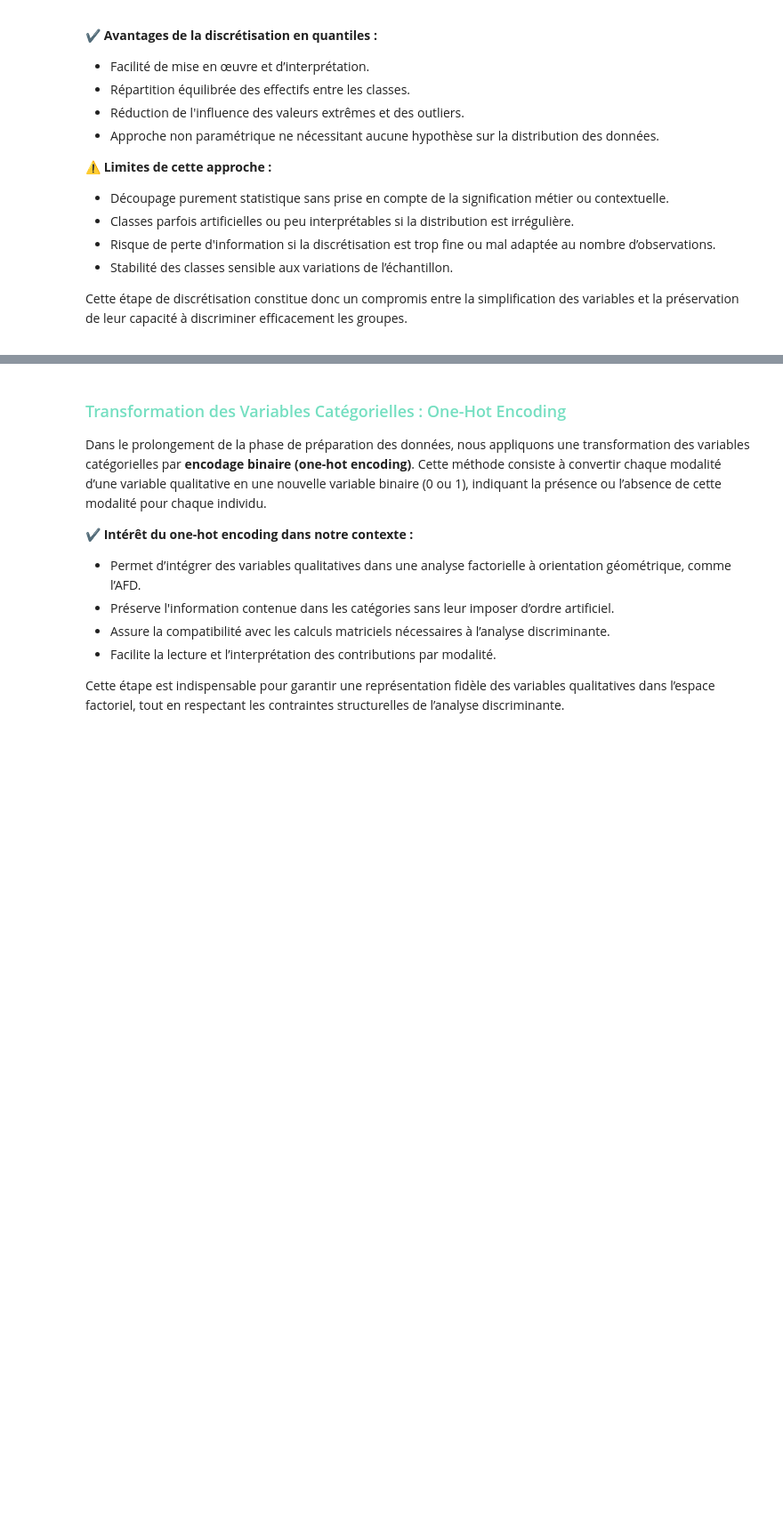
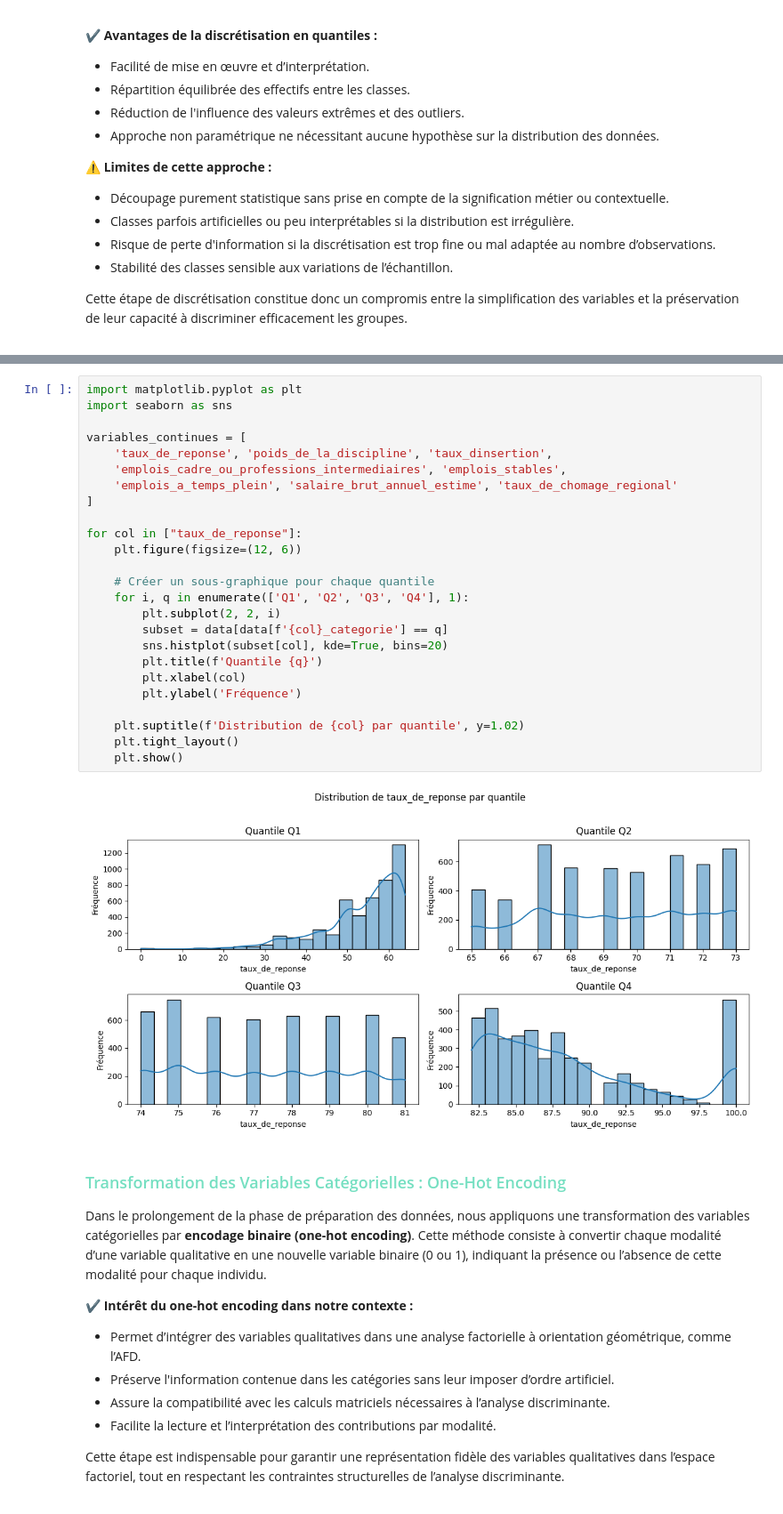
Before and after one commit to aduayom/afd-universites-france, a Jupyter notebook: main.ipynb, the cells around one changed output, grey strips where cells are left out. Shown at 89% size. Saved outputs shown, nothing was run; the diff lists cells and outputs as text; blank space fills up the shorter version.

```diff
--- a/main.ipynb
+++ b/main.ipynb
@@ -205,3 +280,30 @@ display(data_categorise.head())
+# %%
+import matplotlib.pyplot as plt
+import seaborn as sns
+
+variables_continues = [
+    'taux_de_reponse', 'poids_de_la_discipline', 'taux_dinsertion',
+    'emplois_cadre_ou_professions_intermediaires', 'emplois_stables',
+    'emplois_a_temps_plein', 'salaire_brut_annuel_estime', 'taux_de_chomage_regional'
+]
+
+for col in ["taux_de_reponse"]:
+    plt.figure(figsize=(12, 6))
+
+    # Créer un sous-graphique pour chaque quantile
+    for i, q in enumerate(['Q1', 'Q2', 'Q3', 'Q4'], 1):
+        plt.subplot(2, 2, i)
+        subset = data[data[f'{col}_categorie'] == q]
+        sns.histplot(subset[col], kde=True, bins=20)
+        plt.title(f'Quantile {q}')
+        plt.xlabel(col)
+        plt.ylabel('Fréquence')
+
+    plt.suptitle(f'Distribution de {col} par quantile', y=1.02)
+    plt.tight_layout()
+    plt.show()
+# %% [output]
+[figure, added]
 # %% [markdown]
 <div style="font-family: 'Arial', sans-serif; font-size: 14px; margin-top: 20px;"> <h3 style="color: #75DFC1;">Transformation des Variables Catégorielles : One-Hot Encoding</h3>
 <p style="line-height: 1.6;">
```
Also changed, not shown: parts of 2 cells of this notebook, 1 other file.
